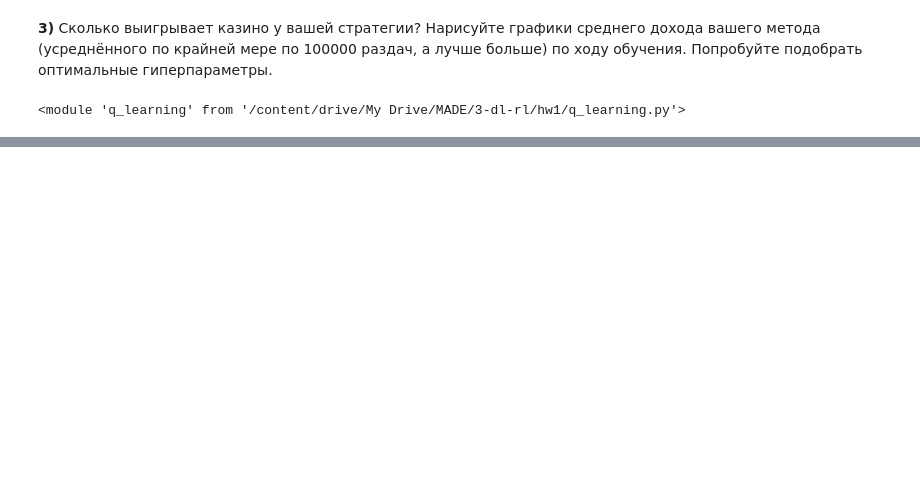
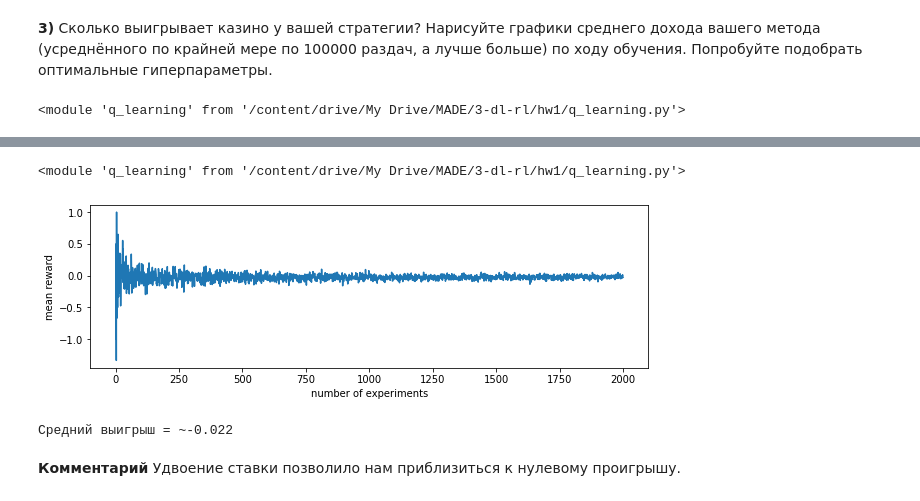
Before and after one commit to robertspb/3-dl-hw-1, a Jupyter notebook: DL_RL_HW1.ipynb, the cells around one changed output, grey strips where cells are left out. Drawn from its saved outputs; the diff is of its cells as text; code cells hidden in the pictures; blank space fills up the shorter version.

```diff
--- a/DL_RL_HW1.ipynb
+++ b/DL_RL_HW1.ipynb
@@ -177,15 +178,15 @@ print('Результаты подбора gamma:\n', results)
 # %%
 results = {}
-epss = [0.3, 0.7, 0.9]
-gamma = 0.95
-n = 200000
+epss = [0.4, 0.7]
+gamma = 1
+n = 220000
 n_exp = 200000
 
 for alpha in alphas:
   results[alpha] = {}
   for eps in epss:
-    q_l = q_learning.Q_learning()
-    q_l.train(a=alpha, e=eps, g=gamma, n=n)
+    q_l = q_learning.QLearning()
+    q_l.train(al=alpha, e=eps, g=gamma, n=n)
     rewards = q_l.run_experiment(n_exp)
     results[alpha][eps] = np.round(np.mean(rewards), 3)
 
@@ -201,0 +209,35 @@ print('Результаты подбора alpha c epsilon:\n', results)
+# %%
+imp.reload(blackjack)
+imp.reload(q_learning)
+# %% [output]
+<module 'q_learning' from '/content/drive/My Drive/MADE/3-dl-rl/hw1/q_learning.py'>
+# %%
+q_l_d = q_learning.QLearningForDouble()
+# %%
+alpha = 0.0001
+eps = 0.7
+gamma = 1
+n = 500000
+q_l_d.train(al=alpha, e=eps, g=gamma, n=n)
+# %%
+# n_s = [10, 30, 100, 500, 1000, 5000, 10000, 100000, 200000]
+n_s = [i for i in range(1, 2001)]
+mean_rewards = []
+for n in n_s:
+  rewards = q_l_d.run_experiment(n)
+  mean_rewards.append(np.mean(rewards))
+# %%
+plt.plot(n_s, mean_rewards)
+plt.ylabel('mean reward')
+plt.xlabel('number of experiments')
+plt.rcParams["figure.figsize"] = (30, 3)
+plt.show()
+# %% [output]
+[figure, added]
+# %%
+print(f'Средний выигрыш = ~{np.round(np.mean(mean_rewards[-100:-1]), 3)}')
+# %% [output]
+Средний выигрыш = ~-0.022
+# %% [markdown]
+**Комментарий**
+Удвоение ставки позволило нам приблизиться к нулевому проигрышу.
```
Also changed, not shown: parts of 27 cells of this notebook, 2 other files.
